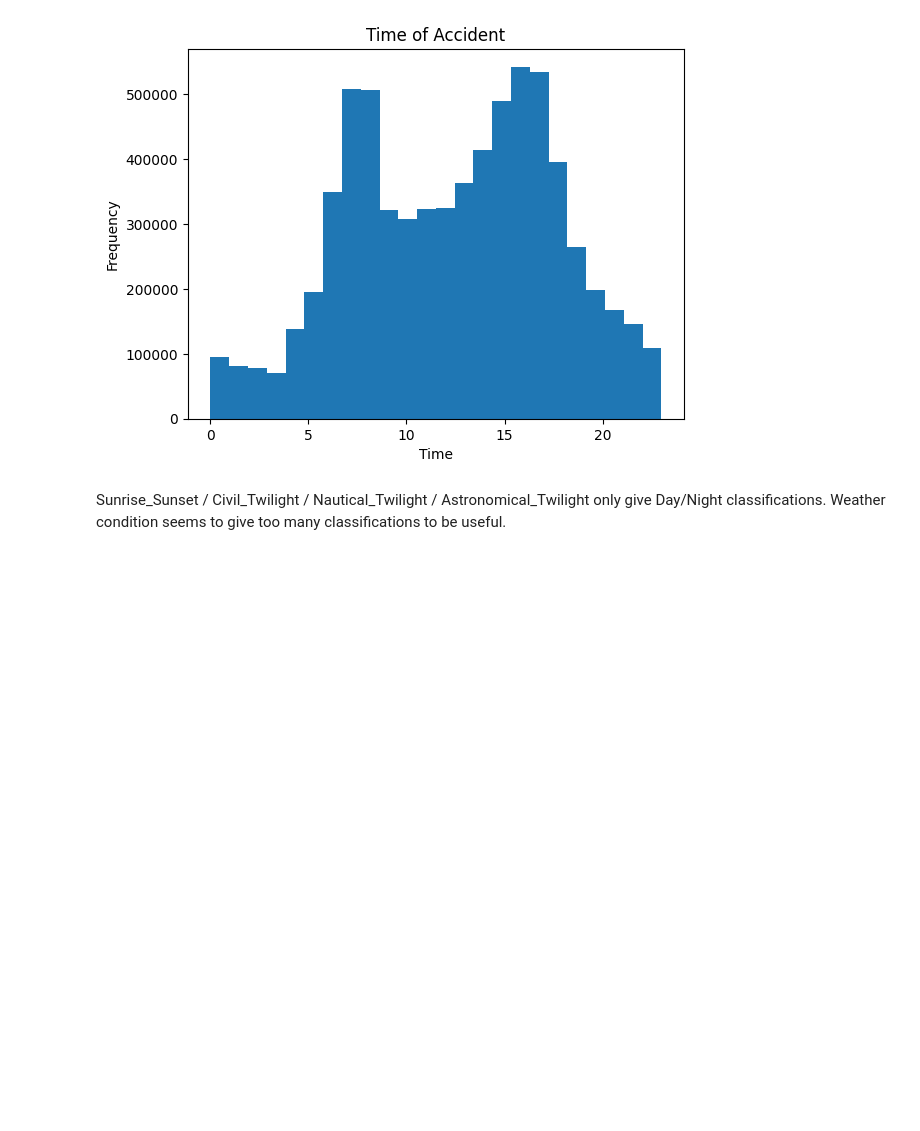
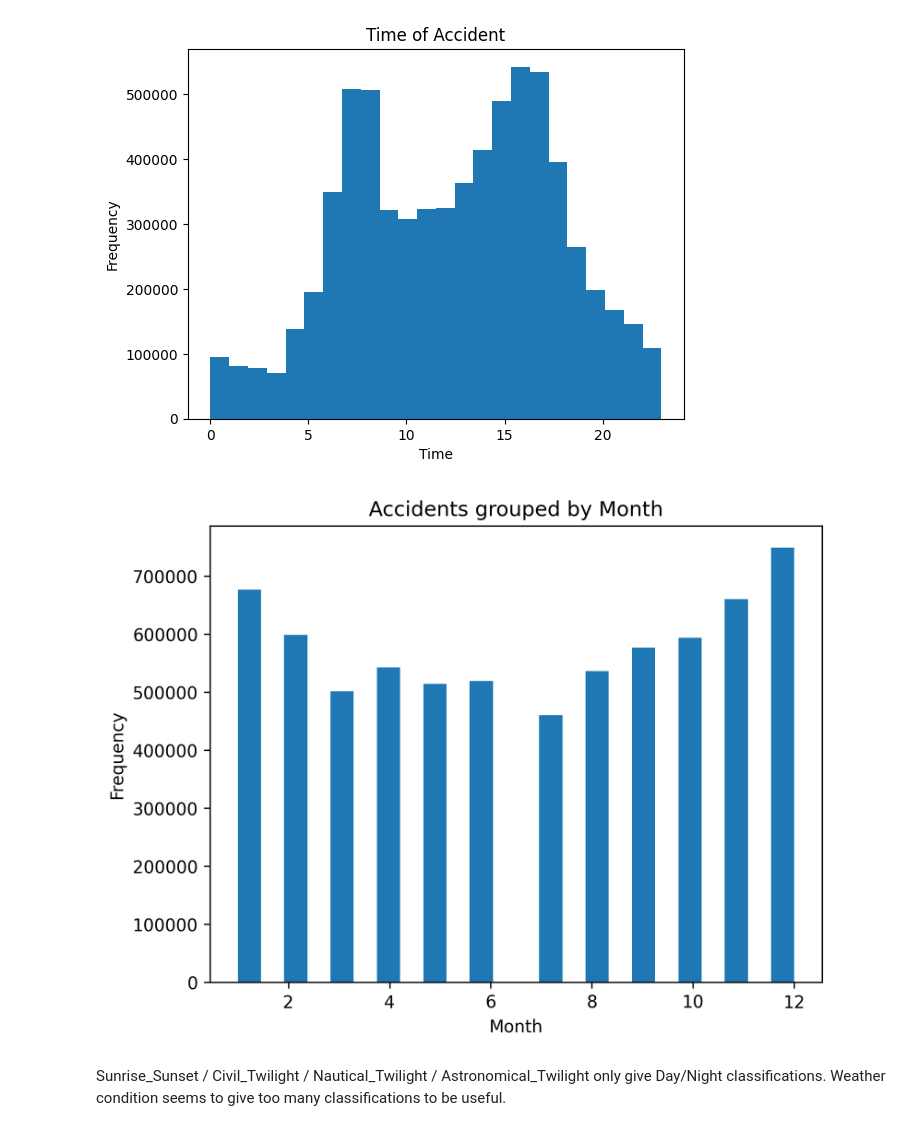
Before and after one commit to Jaredwinn77/Math-302-project, a Jupyter notebook: data.ipynb, the cells around one changed output. Drawn from its saved outputs; the diff is of its cells as text; code cells hidden in the pictures; blank space fills up the shorter version.

```diff
--- a/data.ipynb
+++ b/data.ipynb
@@ -364,6 +364,14 @@ plt.ylabel("Frequency")
 plt.show()
 # %% [output]
 [figure]
+# %%
+plt.hist(df['Start_Time_month'], bins=24)
+plt.xlabel('Month')
+plt.ylabel("Frequency")
+plt.title("Accidents grouped by Month")
+plt.show()
+# %% [output]
+[figure, added]
 # %% [markdown]
 Sunrise_Sunset / Civil_Twilight / Nautical_Twilight / Astronomical_Twilight only give Day/Night classifications. Weather condition seems to give too many classifications to be useful.
 # %%
```
Also changed, not shown: parts of 6 cells of this notebook.
